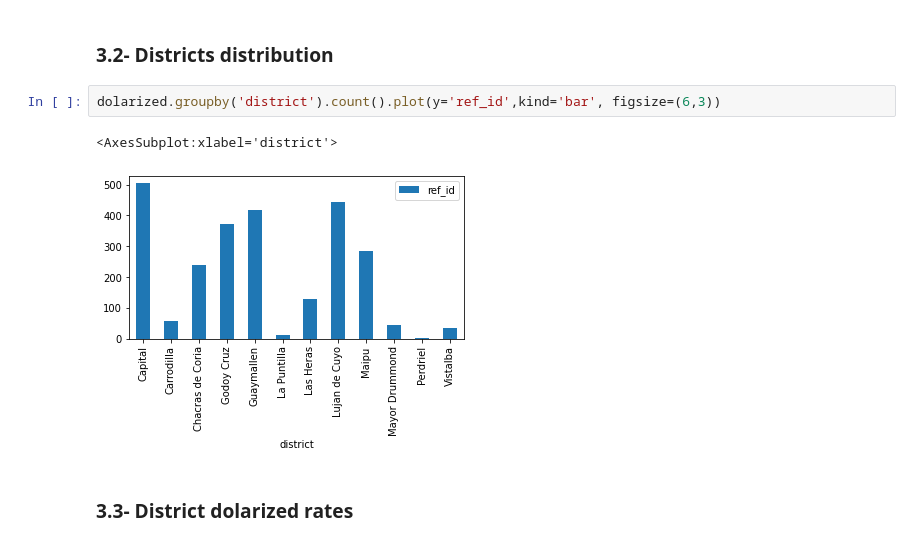
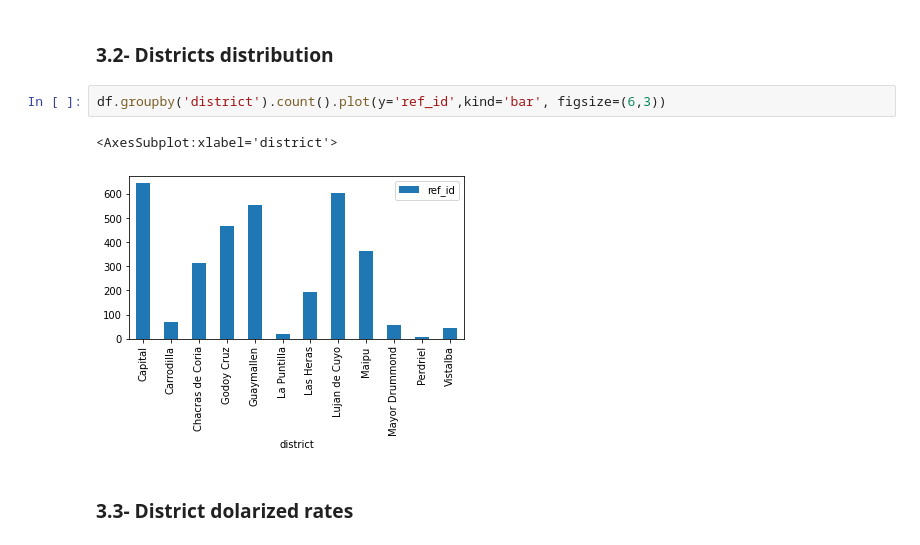
Before and after one commit to navicor90/real_state_analysis, a Jupyter notebook: eda_houses.ipynb, the cells around one changed output. Cells and saved outputs as stored; diff of their text form.

```diff
--- a/eda_houses.ipynb
+++ b/eda_houses.ipynb
@@ -324,10 +320,10 @@ dolarized.truncated_amount.hist(bins=100)
 # %% [markdown]
 ### 3.2- Districts distribution
 # %%
-dolarized.groupby('district').count().plot(y='ref_id',kind='bar', figsize=(6,3))
+df.groupby('district').count().plot(y='ref_id',kind='bar', figsize=(6,3))
 # %% [output]
 <AxesSubplot:xlabel='district'>
-[figure, old version]
+[figure, new version]
 # %% [markdown]
 ### 3.3- District dolarized rates
 # %%
```
Also changed, not shown: parts of 2 cells of this notebook, 1 other file.
